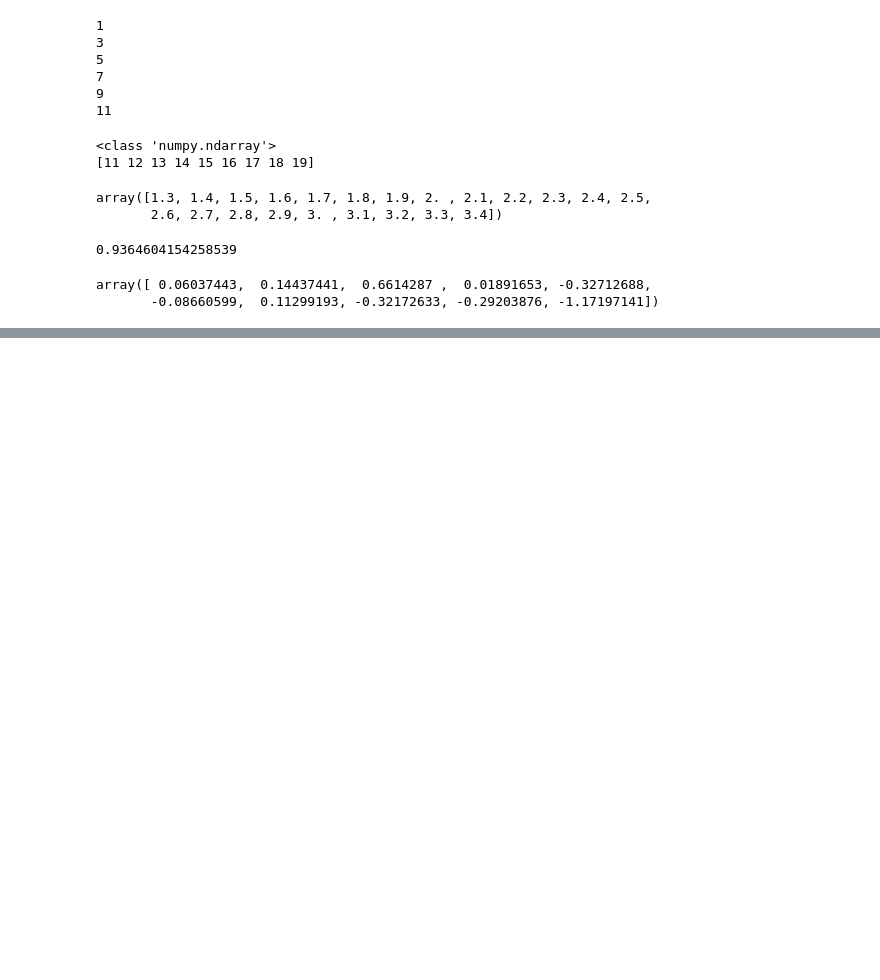
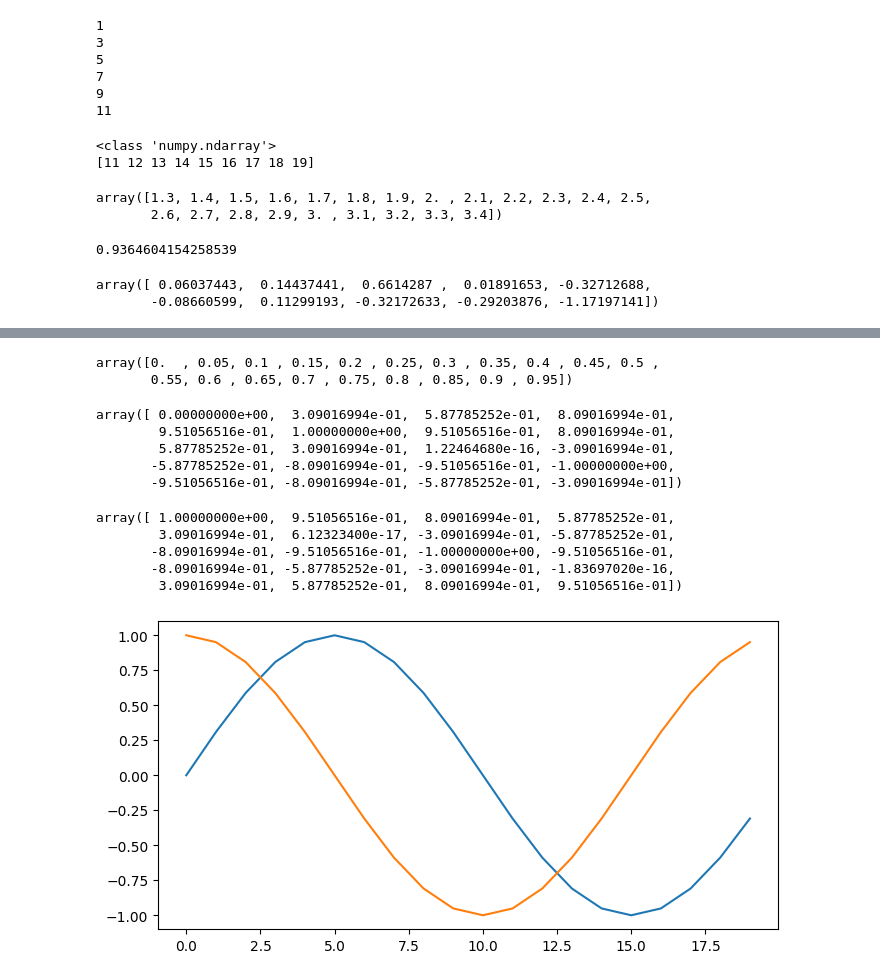
Before and after one commit to sofeini/0701, a Jupyter notebook: lesson12.ipynb, the cells around one changed output, grey strips where cells are left out. Drawn from its saved outputs; the diff is of its cells as text; code cells hidden in the pictures; blank space fills up the shorter version.

```diff
--- a/lesson12.ipynb
+++ b/lesson12.ipynb
@@ -46,0 +81,26 @@ array([ 0.06037443,  0.14437441,  0.6614287 ,  0.01891653, -0.32712688,
+# %%
+t = np.arange(0. , 1.0 , 0.05)
+display(t)
+y1 = np.sin(2 * np.pi * t)
+y2 = np.cos(2 * np.pi * t)
+display(y1)
+display(y2)
+figure1 = plt.figure(figsize=(8,4))
+axes1 = figure1.add_subplot()
+axes1.plot(y1)
+axes1.plot(y2)
+plt.show()
+# %% [output]
+array([0.  , 0.05, 0.1 , 0.15, 0.2 , 0.25, 0.3 , 0.35, 0.4 , 0.45, 0.5 ,
+       0.55, 0.6 , 0.65, 0.7 , 0.75, 0.8 , 0.85, 0.9 , 0.95])
+array([ 0.00000000e+00,  3.09016994e-01,  5.87785252e-01,  8.09016994e-01,
+        9.51056516e-01,  1.00000000e+00,  9.51056516e-01,  8.09016994e-01,
+        5.87785252e-01,  3.09016994e-01,  1.22464680e-16, -3.09016994e-01,
+       -5.87785252e-01, -8.09016994e-01, -9.51056516e-01, -1.00000000e+00,
+       -9.51056516e-01, -8.09016994e-01, -5.87785252e-01, -3.09016994e-01])
+array([ 1.00000000e+00,  9.51056516e-01,  8.09016994e-01,  5.87785252e-01,
+        3.09016994e-01,  6.12323400e-17, -3.09016994e-01, -5.87785252e-01,
+       -8.09016994e-01, -9.51056516e-01, -1.00000000e+00, -9.51056516e-01,
+       -8.09016994e-01, -5.87785252e-01, -3.09016994e-01, -1.83697020e-16,
+        3.09016994e-01,  5.87785252e-01,  8.09016994e-01,  9.51056516e-01])
+[figure, added]
```
Also changed, not shown: parts of 2 cells of this notebook, 1 other file.
